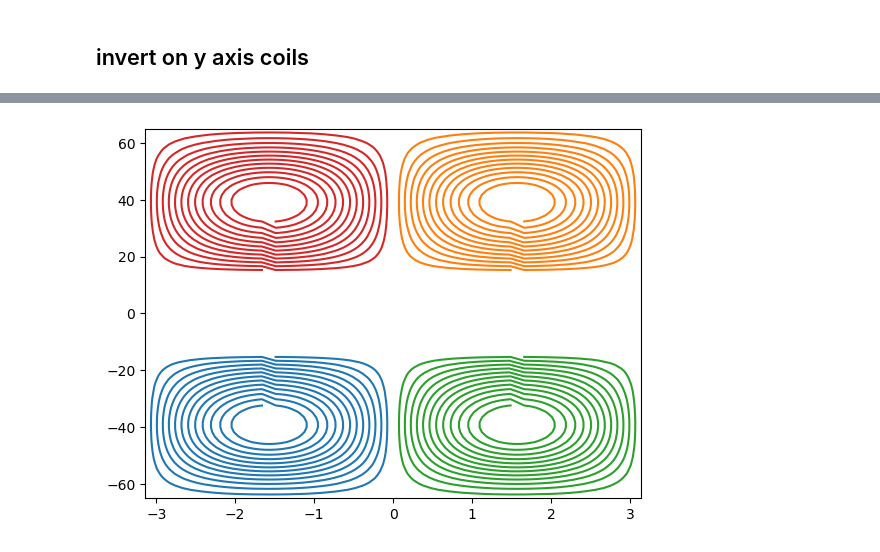
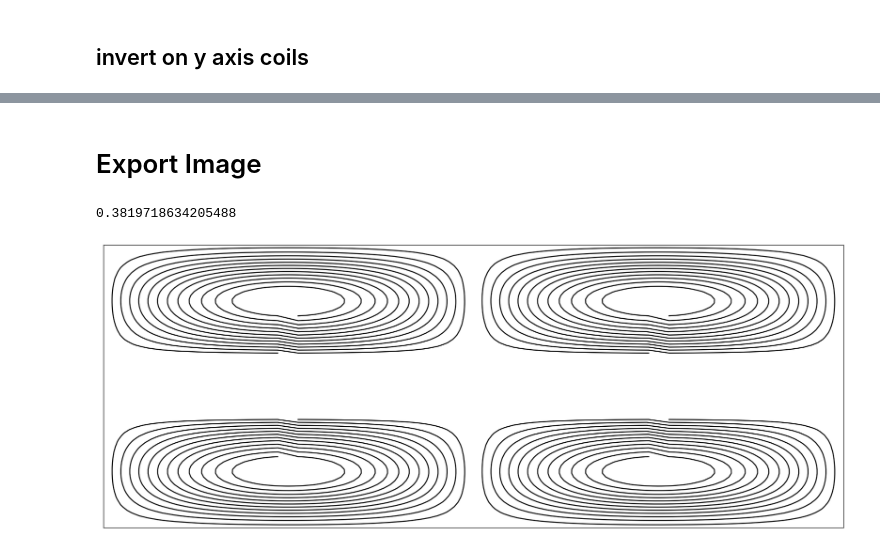
Before and after one commit to DavideRuzza/MiniMri, a Jupyter notebook: Gradient_coil/convert_stream_func.ipynb, the cells around one changed output, grey strips where cells are left out. Saved outputs shown, nothing was run; the diff lists cells and outputs as text; code cells hidden in the pictures.

Commit message:
exported gradient coil

```diff
--- a/Gradient_coil/convert_stream_func.ipynb
+++ b/Gradient_coil/convert_stream_func.ipynb
@@ -202,10 +205,10 @@ for i in range(len(joinedContour)):
 # %%
 import os
 # %%
-path= "joined_contour_paths"
+l_path= "joined_contour_paths"
 joined_paths = []
-for cj in os.listdir(path):
-    line = np.loadtxt(path+"/"+cj)
+for cj in os.listdir(l_path):
+    line = np.loadtxt(l_path+"/"+cj)
     joined_paths.append(line)
 # %%
 joined_line_rad = []
@@ -241,8 +240,14 @@ for i in range(len(joined_line_rad)):
 # %%
 for i in range(len(joined_contour_cart)):
     np.savetxt(f"joined_contour_paths_rev/line_{i}.txt", joined_contour_cart[i].T)
-# %%
-plot_func(1.0)
-plt.show()
-# %% [output]
-[figure, removed]
+# %%
+verts = []
+edges = []
+
+for i in range(4):
+    start = len(verts)
+    for j, p in enumerate(joined_line_rad[i]):
+        phi, x = p
+        verts.append(np.array([x, 2*R*phi, 0]))
+        if j>0:
+            edges.append([start+j-1, start+j])
@@ -248,0 +257,22 @@ plt.show()
+# %% [markdown]
+# Export Image
+# %%
+ratio = 120/(2.*R*np.pi)
+print(ratio)
+s = 15.
+fig, ax = plt.subplots(1, 1, dpi=120, figsize=(s, s*ratio))
+for i in range(4):
+    ax.plot(*joined_line_rad[i].T, color='k')
+
+ax.set_xlim(-np.pi, np.pi)
+ax.set_ylim(-65, 65)
+ax.xaxis.set_ticklabels([])
+ax.yaxis.set_ticklabels([])
+ax.set_xticks([])
+ax.set_yticks([])
+plt.tight_layout(pad=0.0)
+plt.subplots_adjust(left=0.0, right=1.0, top=1.0, bottom=0.0)
+plt.savefig("circle.png", bbox_inches='tight')
+# %% [output]
+0.3819718634205488
+[figure, added]
```
Also changed, not shown: parts of 5 cells of this notebook, 6 other files.
